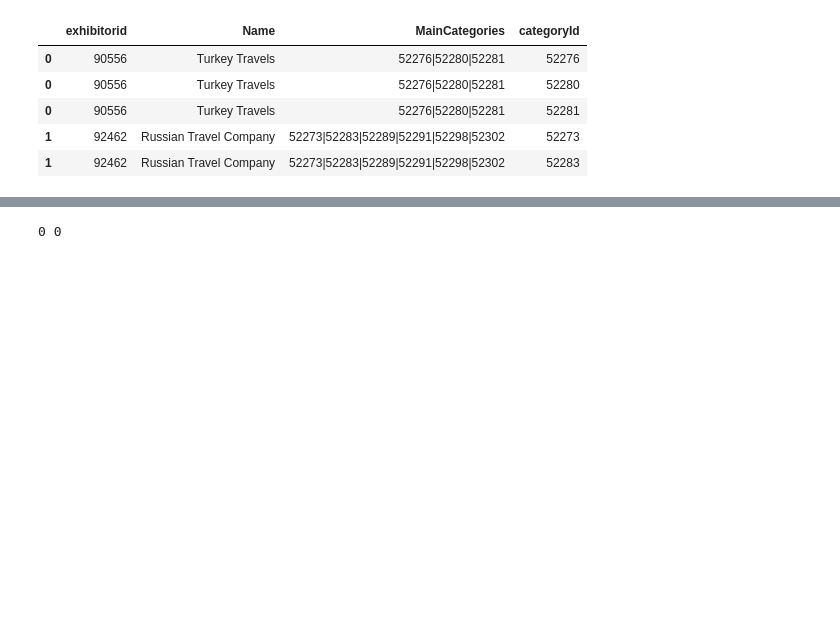
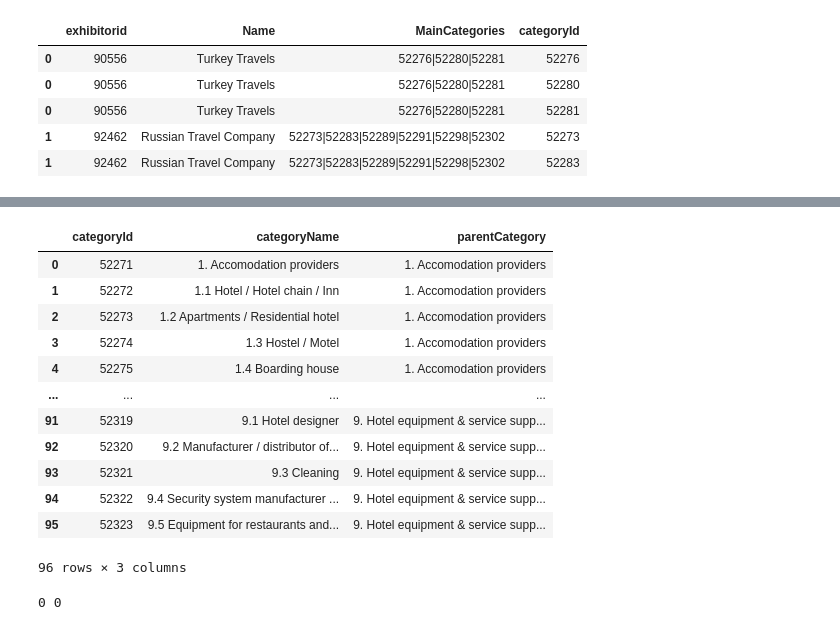
Before and after one commit to tasheer10/ITE-data-sciene-assignment, a Jupyter notebook: code/data_cleaning_and_processing.ipynb, the cells around one changed output, grey strips where cells are left out. Cells and saved outputs as stored; diff of their text form; code cells hidden in the pictures; blank space fills up the shorter version.

```diff
--- a/code/data_cleaning_and_processing.ipynb
+++ b/code/data_cleaning_and_processing.ipynb
@@ -312,3 +337,32 @@ exhibitors_exploded_df.head()
+# %%
+# Get the parent category for each exhibitor based on the category name
+def get_parent_category(row):
+    category_name = row["categoryName"]
+
+    if "." in category_name:  # Check if it's a subcategory
+        parent_num = category_name.split(".")[0]  # Extract the main category number
+        parent_row = exhibitor_categories_df[exhibitor_categories_df["categoryName"].str.match(f"^{parent_num}\D")].iloc[0]  # Find the parent category row
+        return parent_row["categoryName"]
+
+    return category_name  # If it's a parent category, keep it the same
+
+exhibitor_categories_df["parentCategory"] = exhibitor_categories_df.apply(get_parent_category, axis=1)
+
+exhibitor_categories_df
+# %% [output]
+|  | categoryId | categoryName | parentCategory |
+| 0 | 52271 | 1. Accomodation providers | 1. Accomodation providers |
+| 1 | 52272 | 1.1 Hotel / Hotel chain / Inn | 1. Accomodation providers |
+| 2 | 52273 | 1.2 Apartments / Residential hotel | 1. Accomodation providers |
+| 3 | 52274 | 1.3 Hostel / Motel | 1. Accomodation providers |
+| 4 | 52275 | 1.4 Boarding house | 1. Accomodation providers |
+| ... | ... | ... | ... |
+| 91 | 52319 | 9.1 Hotel designer | 9. Hotel equipment & service supp... |
+| 92 | 52320 | 9.2 Manufacturer / distributor of... | 9. Hotel equipment & service supp... |
+| 93 | 52321 | 9.3 Cleaning | 9. Hotel equipment & service supp... |
+| 94 | 52322 | 9.4 Security system manufacturer ... | 9. Hotel equipment & service supp... |
+| 95 | 52323 | 9.5 Equipment for restaurants and... | 9. Hotel equipment & service supp... |
+96 rows × 3 columns
 # %%
 # Ensure correct data type for merging
 # Convert both categoryId columns to a common type (e.g., string or int)
```
Also changed, not shown: parts of 4 cells of this notebook, 2 other files.
